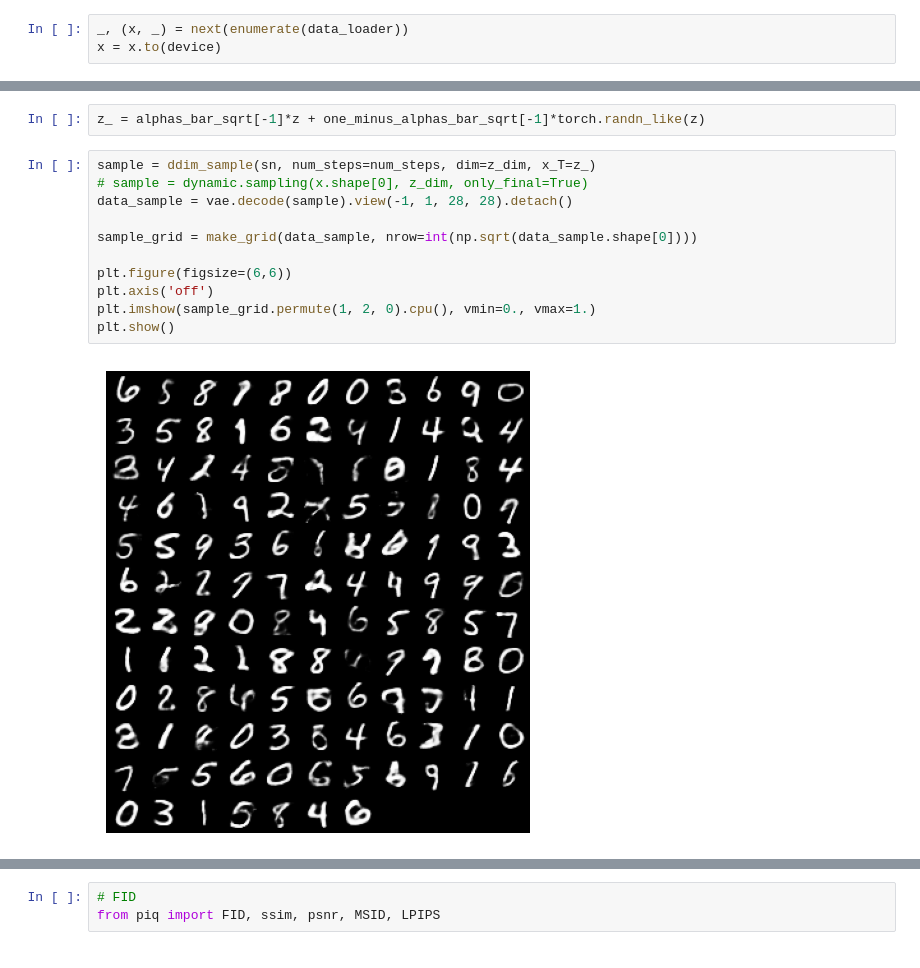
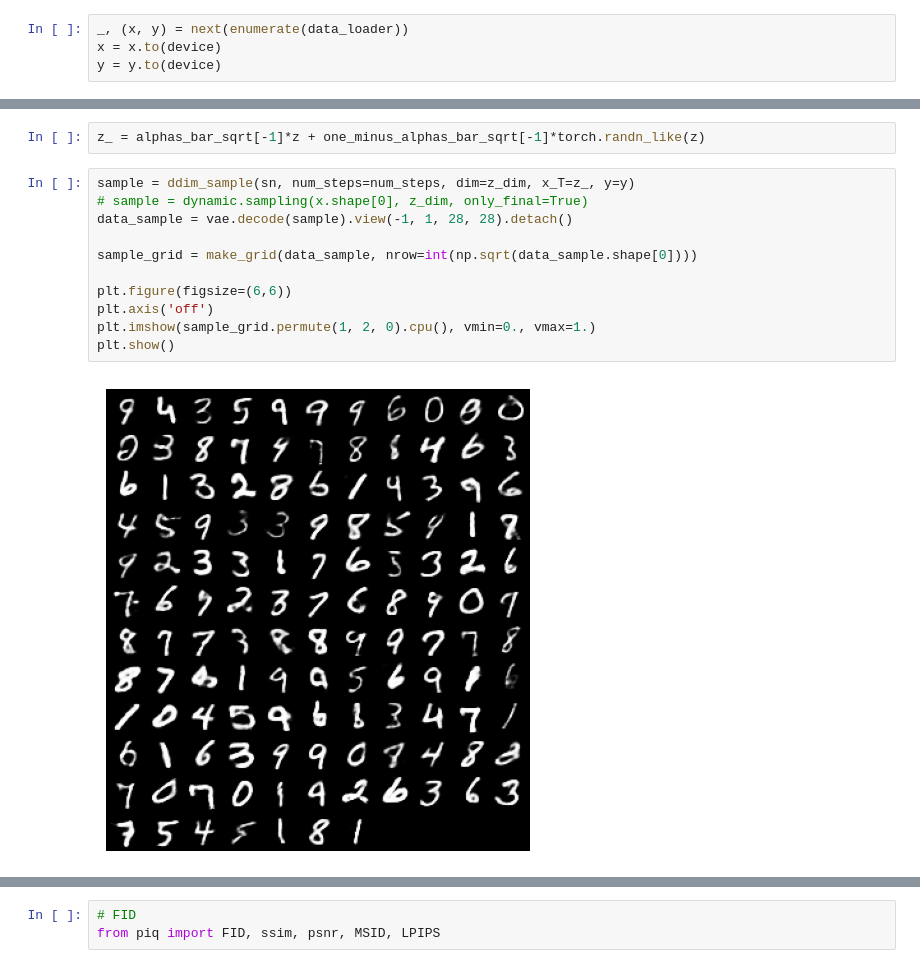
Before and after one commit to wangxuuu/LSGM-demo, a Jupyter notebook: CDDPM_AE_mnist.ipynb, the cells around one changed output, grey strips where cells are left out. Saved outputs shown, nothing was run; the diff lists cells and outputs as text.

```diff
--- a/CDDPM_AE_mnist.ipynb
+++ b/CDDPM_AE_mnist.ipynb
@@ -202,8 +200,9 @@ if load_available:
     except:
         print('No checkpoint found')
 # %%
-_, (x, _) = next(enumerate(data_loader))
+_, (x, y) = next(enumerate(data_loader))
 x = x.to(device)
+y = y.to(device)
 # %% [markdown]
 ### Generate samples
 # %%
@@ -255,18 +254,18 @@ z = vae.reparameterize(mu, log_var)
 # %%
 z_ = alphas_bar_sqrt[-1]*z + one_minus_alphas_bar_sqrt[-1]*torch.randn_like(z)
 # %%
-sample = ddim_sample(sn, num_steps=num_steps, dim=z_dim, x_T=z_)
+sample = ddim_sample(sn, num_steps=num_steps, dim=z_dim, x_T=z_, y=y)
 # sample = dynamic.sampling(x.shape[0], z_dim, only_final=True)
 data_sample = vae.decode(sample).view(-1, 1, 28, 28).detach()
 
 sample_grid = make_grid(data_sample, nrow=int(np.sqrt(data_sample.shape[0])))
 
 plt.figure(figsize=(6,6))
 plt.axis('off')
 plt.imshow(sample_grid.permute(1, 2, 0).cpu(), vmin=0., vmax=1.)
 plt.show()
 # %% [output]
-[figure, old version]
+[figure, new version]
 # %%
 from skimage.metrics import structural_similarity as ssim
 
```
Also changed, not shown: parts of 7 cells of this notebook, 4 other files.
